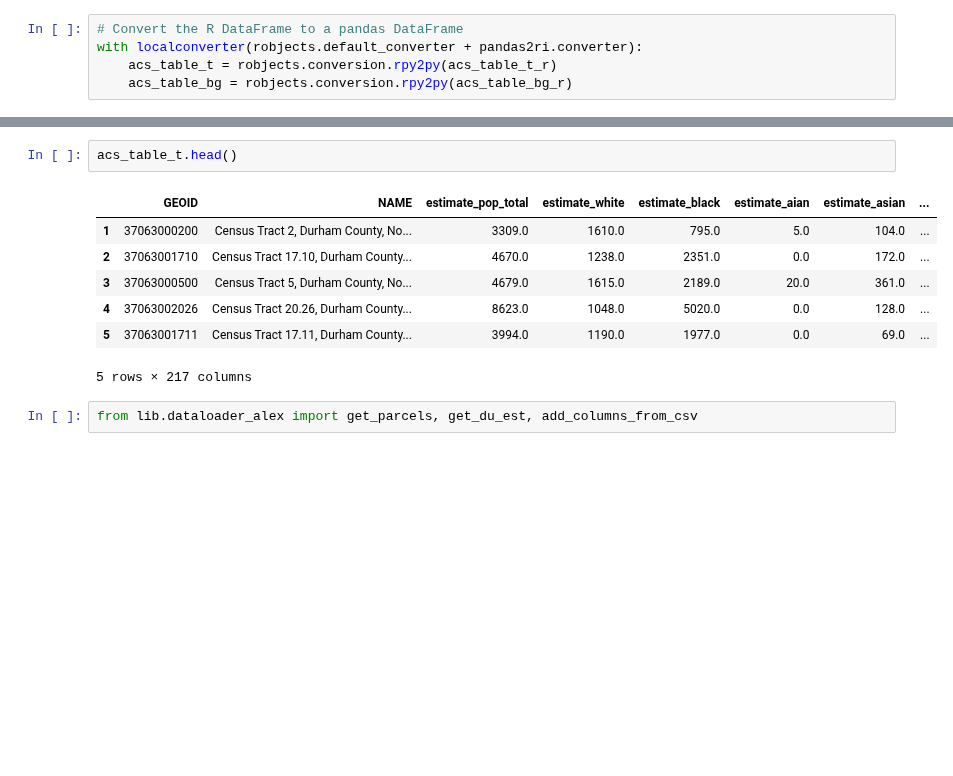
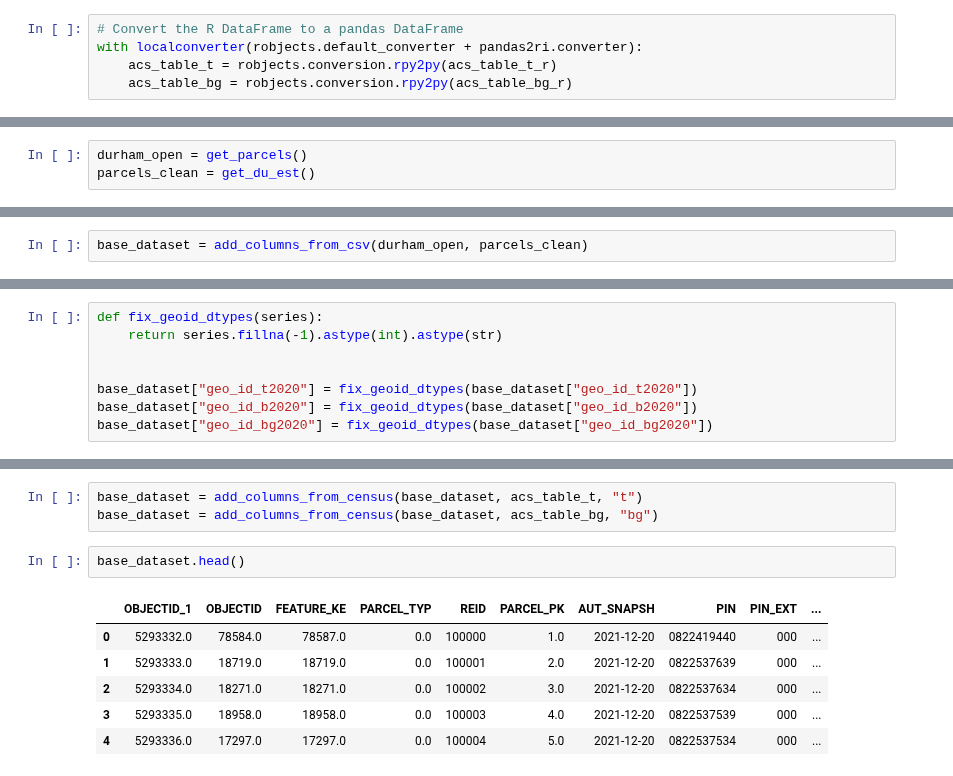
Before and after one commit to alexbarr1303/durham-public-schools, a Jupyter notebook: src/main_script_dev.ipynb, the cells around one changed output, grey strips where cells are left out. Cells and saved outputs as stored; diff of their text form; blank space fills up the shorter version.

Commit message:
cleaned up code, made main.py

```diff
--- a/src/main_script_dev.ipynb
+++ b/src/main_script_dev.ipynb
@@ -43,0 +89,3 @@ with localconverter(robjects.default_converter + pandas2ri.converter):
+# %%
+durham_open = get_parcels()
+parcels_clean = get_du_est()
@@ -43,0 +142,2 @@ with localconverter(robjects.default_converter + pandas2ri.converter):
+# %%
+base_dataset = add_columns_from_csv(durham_open, parcels_clean)
@@ -43,0 +164,8 @@ with localconverter(robjects.default_converter + pandas2ri.converter):
+# %%
+def fix_geoid_dtypes(series):
+    return series.fillna(-1).astype(int).astype(str)
+
+
+base_dataset["geo_id_t2020"] = fix_geoid_dtypes(base_dataset["geo_id_t2020"])
+base_dataset["geo_id_b2020"] = fix_geoid_dtypes(base_dataset["geo_id_b2020"])
+base_dataset["geo_id_bg2020"] = fix_geoid_dtypes(base_dataset["geo_id_bg2020"])
@@ -44,12 +237,12 @@ with localconverter(robjects.default_converter + pandas2ri.converter):
+# %%
+base_dataset = add_columns_from_census(base_dataset, acs_table_t, "t")
+base_dataset = add_columns_from_census(base_dataset, acs_table_bg, "bg")
 # %%
-acs_table_t.head()
+base_dataset.head()
 # %% [output]
-|  | GEOID | NAME | estimate_pop_total | estimate_white | estimate_black | estimate_aian | estimate_asian | ... |
-| 1 | 37063000200 | Census Tract 2, Durham County, No... | 3309.0 | 1610.0 | 795.0 | 5.0 | 104.0 | ... |
-| 2 | 37063001710 | Census Tract 17.10, Durham County... | 4670.0 | 1238.0 | 2351.0 | 0.0 | 172.0 | ... |
-| 3 | 37063000500 | Census Tract 5, Durham County, No... | 4679.0 | 1615.0 | 2189.0 | 20.0 | 361.0 | ... |
-| 4 | 37063002026 | Census Tract 20.26, Durham County... | 8623.0 | 1048.0 | 5020.0 | 0.0 | 128.0 | ... |
-| 5 | 37063001711 | Census Tract 17.11, Durham County... | 3994.0 | 1190.0 | 1977.0 | 0.0 | 69.0 | ... |
+|  | OBJECTID_1 | OBJECTID | FEATURE_KE | PARCEL_TYP | REID | PARCEL_PK | AUT_SNAPSH | PIN | PIN_EXT | ... |
+| 0 | 5293332.0 | 78584.0 | 78587.0 | 0.0 | 100000 | 1.0 | 2021-12-20 | 0822419440 | 000 | ... |
+| 1 | 5293333.0 | 18719.0 | 18719.0 | 0.0 | 100001 | 2.0 | 2021-12-20 | 0822537639 | 000 | ... |
+| 2 | 5293334.0 | 18271.0 | 18271.0 | 0.0 | 100002 | 3.0 | 2021-12-20 | 0822537634 | 000 | ... |
+| 3 | 5293335.0 | 18958.0 | 18958.0 | 0.0 | 100003 | 4.0 | 2021-12-20 | 0822537539 | 000 | ... |
+| 4 | 5293336.0 | 17297.0 | 17297.0 | 0.0 | 100004 | 5.0 | 2021-12-20 | 0822537534 | 000 | ... |
-5 rows × 217 columns
-# %%
-from lib.dataloader_alex import get_parcels, get_du_est, add_columns_from_csv
```
Also changed, not shown: parts of 13 cells of this notebook, 16 other files.
